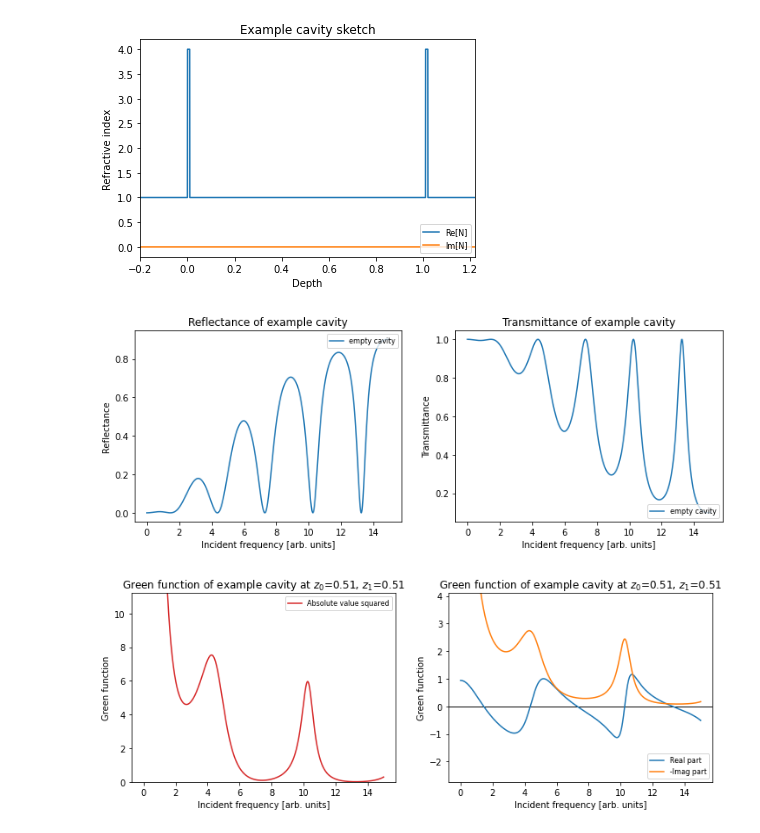
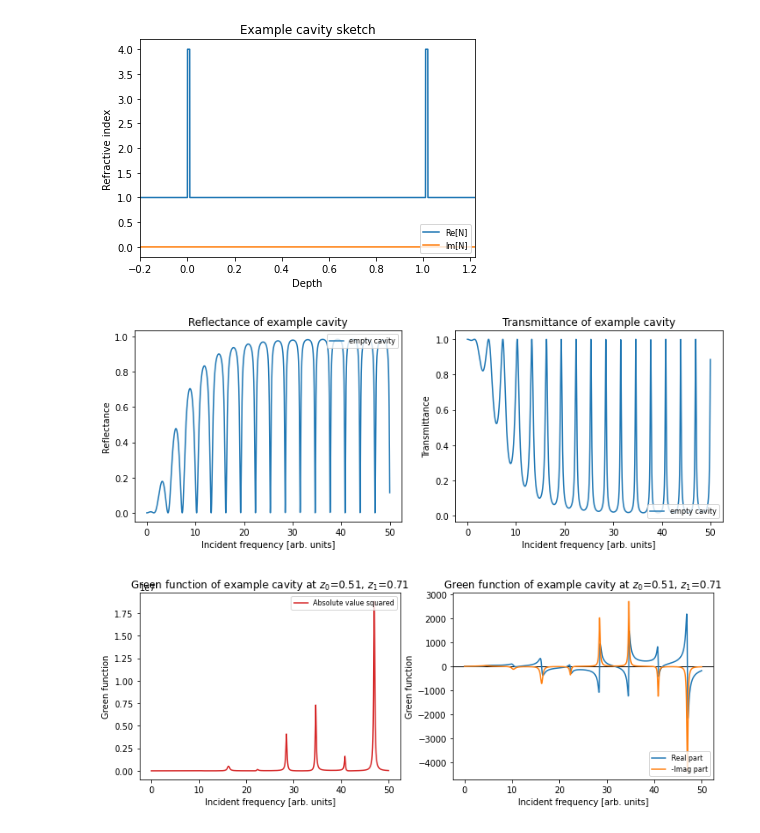
Before and after one commit to dlentrodt/pyrot, a Jupyter notebook: demo/04_greens_function.ipynb, the cells around one changed output. Drawn from its saved outputs; the diff is of its cells as text; code cells hidden in the pictures.

```diff
--- a/demo/04_greens_function.ipynb
+++ b/demo/04_greens_function.ipynb
@@ -51,9 +51,9 @@ tThin = 0.01 #thin layer
 N = [1.0,   4.0, 1.0,   4.0, 1.0] # Refractive index of each layer
 T = [ -1, tThin, 1.0, tThin,  -1] # Thicknesses of each layer
 
-omega = np.linspace(0.001, 15., 2000) # incident frequency / wavenumber
+omega = np.linspace(0.001, 50., 4000) # incident frequency / wavenumber
 
-z0, z1 = [0.51, 0.51] # positions for Green's function evaluation
+z0, z1 = [0.51, 0.71] # positions for Green's function evaluation
 # %%
 cavity = pyrot.Cavity1d(N, T)
 # %% [markdown]
@@ -100,37 +100,37 @@ plt.subplot(121, xlabel='Incident frequency [arb. units]', ylabel='Reflectance',
             title='Reflectance of example cavity')
 plt.plot(omega, R_empty, '-', label='empty cavity')
 plt.legend(loc=1, fontsize=8)
 
 plt.subplot(122, xlabel='Incident frequency [arb. units]', ylabel='Transmittance',
             title='Transmittance of example cavity')
 plt.plot(omega, T_empty, '-', label='empty cavity')
 
 plt.legend(loc=4, fontsize=8)
 
 plt.show()
 
 ### Green's function ###
 plt.figure(figsize=(6*2,4))
 
 plt.subplot(121, xlabel='Incident frequency [arb. units]', ylabel='Green function',
             title='Green function of example cavity at $z_0$={}, $z_1$={}'.format(z0,z1))
-plt.plot(omega, np.abs(Green_function)**2, 'C3-', label='Absolute value squared')
+plt.plot(omega, np.abs(Green_function*omega**2)**2, 'C3-', label='Absolute value squared')
 
 plt.legend(loc=1, fontsize=8)
 
 sc_f = 1.5
-plt.ylim([0,sc_f*np.abs(Green_function[min_ind])**2])
+#plt.ylim([0,sc_f*np.abs(Green_function[min_ind])**2])
 
 plt.subplot(122, xlabel='Incident frequency [arb. units]', ylabel='Green function',
             title='Green function of example cavity at $z_0$={}, $z_1$={}'.format(z0,z1))
 plt.axhline(0, lw=1, color='k')
-plt.plot(omega, np.real(Green_function), '-', label='Real part')
-plt.plot(omega, -np.imag(Green_function), '-', label='-Imag part')
+plt.plot(omega, np.real(Green_function)*omega**2, '-', label='Real part')
+plt.plot(omega, -np.imag(Green_function)*omega**2, '-', label='-Imag part')
 
 plt.legend(loc=4, fontsize=8)
-plt.ylim([np.imag(Green_function[min_ind]), -sc_f*np.imag(Green_function[min_ind])])
+#plt.ylim([np.imag(Green_function[min_ind]), -sc_f*np.imag(Green_function[min_ind])])
 
 plt.show()
 # %% [output]
-[figure, old version]
+[figure, new version]
-[figure, old version]
+[figure, new version]
```
Also changed, not shown: parts of 3 cells of this notebook, 2 other files.
